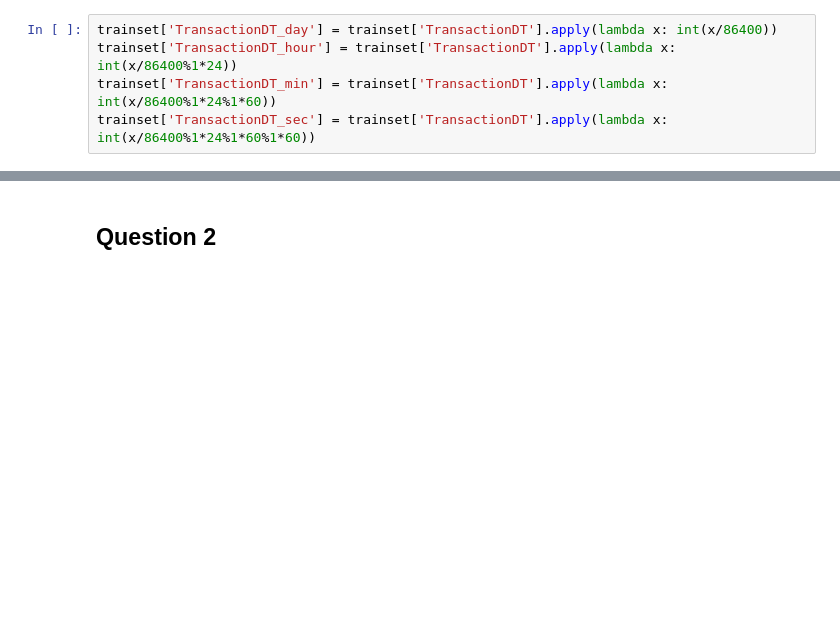
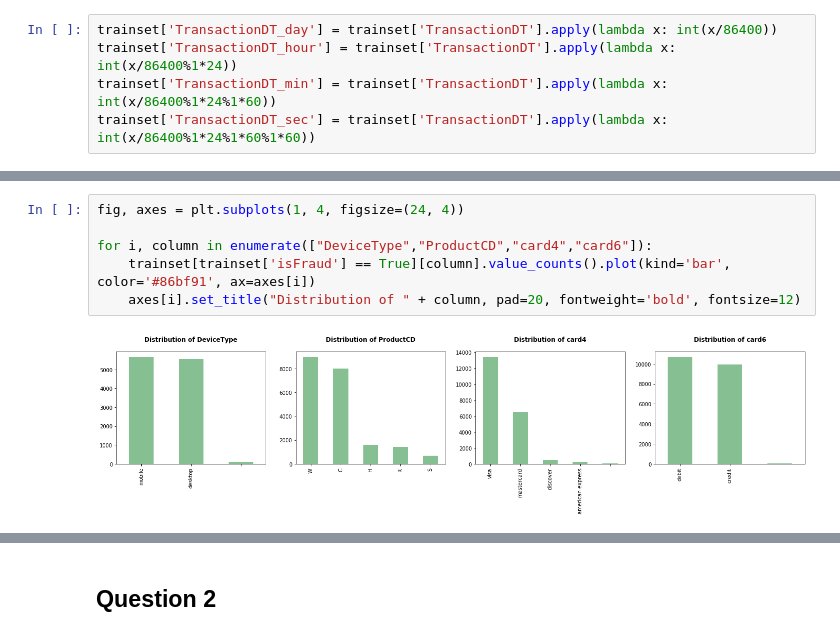
Before and after one commit to rmodi6/ieee-cis-fraud-detection, a Jupyter notebook: cse519_hw2_playground.ipynb, the cells around one changed output, grey strips where cells are left out. Drawn from its saved outputs; the diff is of its cells as text; blank space fills up the shorter version.

```diff
--- a/cse519_hw2_playground.ipynb
+++ b/cse519_hw2_playground.ipynb
@@ -43,0 +81,8 @@ trainset['TransactionDT_sec'] = trainset['TransactionDT'].apply(lambda x: int(x/
+# %%
+fig, axes = plt.subplots(1, 4, figsize=(24, 4))
+
+for i, column in enumerate(["DeviceType","ProductCD","card4","card6"]):
+    trainset[trainset['isFraud'] == True][column].value_counts().plot(kind='bar', color='#86bf91', ax=axes[i])
+    axes[i].set_title("Distribution of " + column, pad=20, fontweight='bold', fontsize=12)
+# %% [output]
+[figure, added]
```
Also changed, not shown: parts of 27 cells of this notebook.
